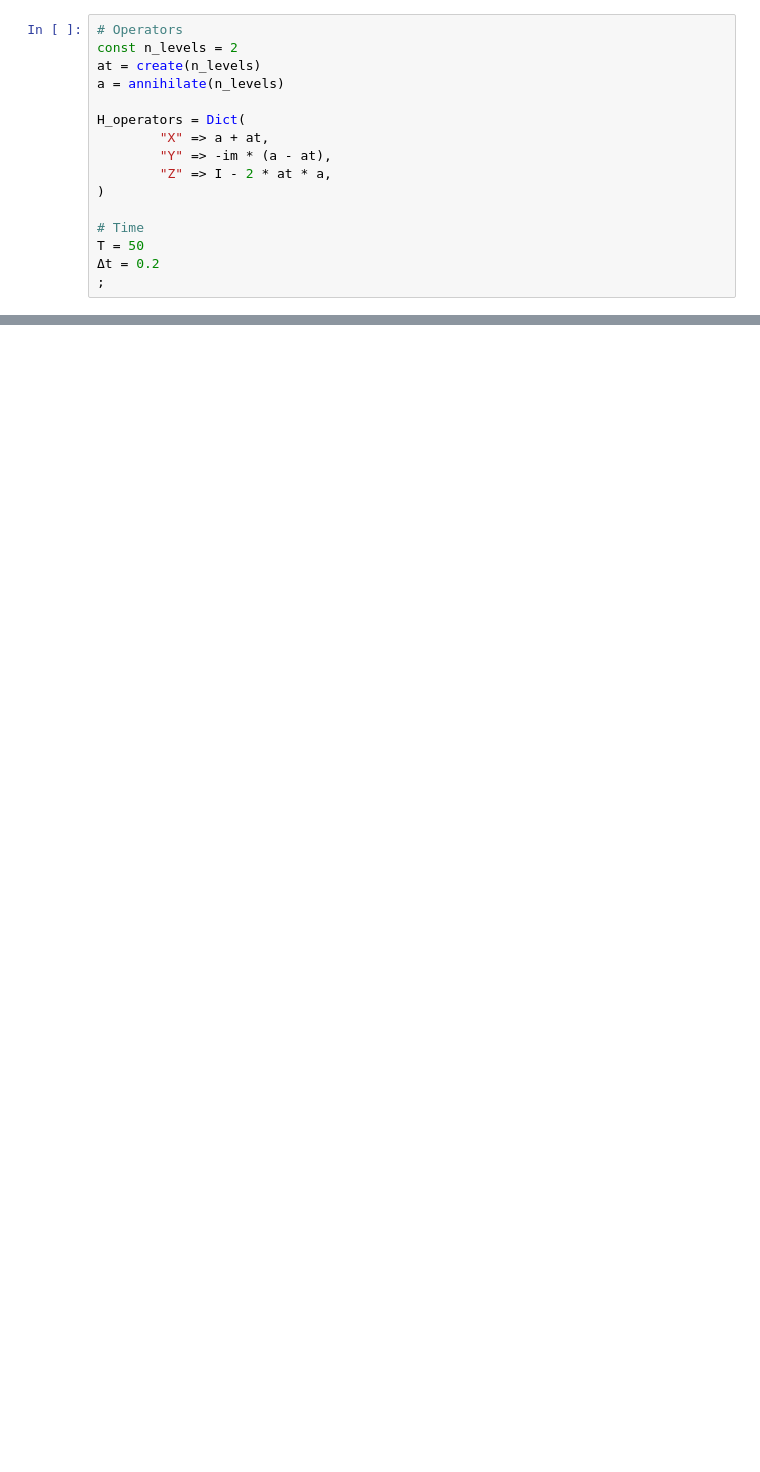
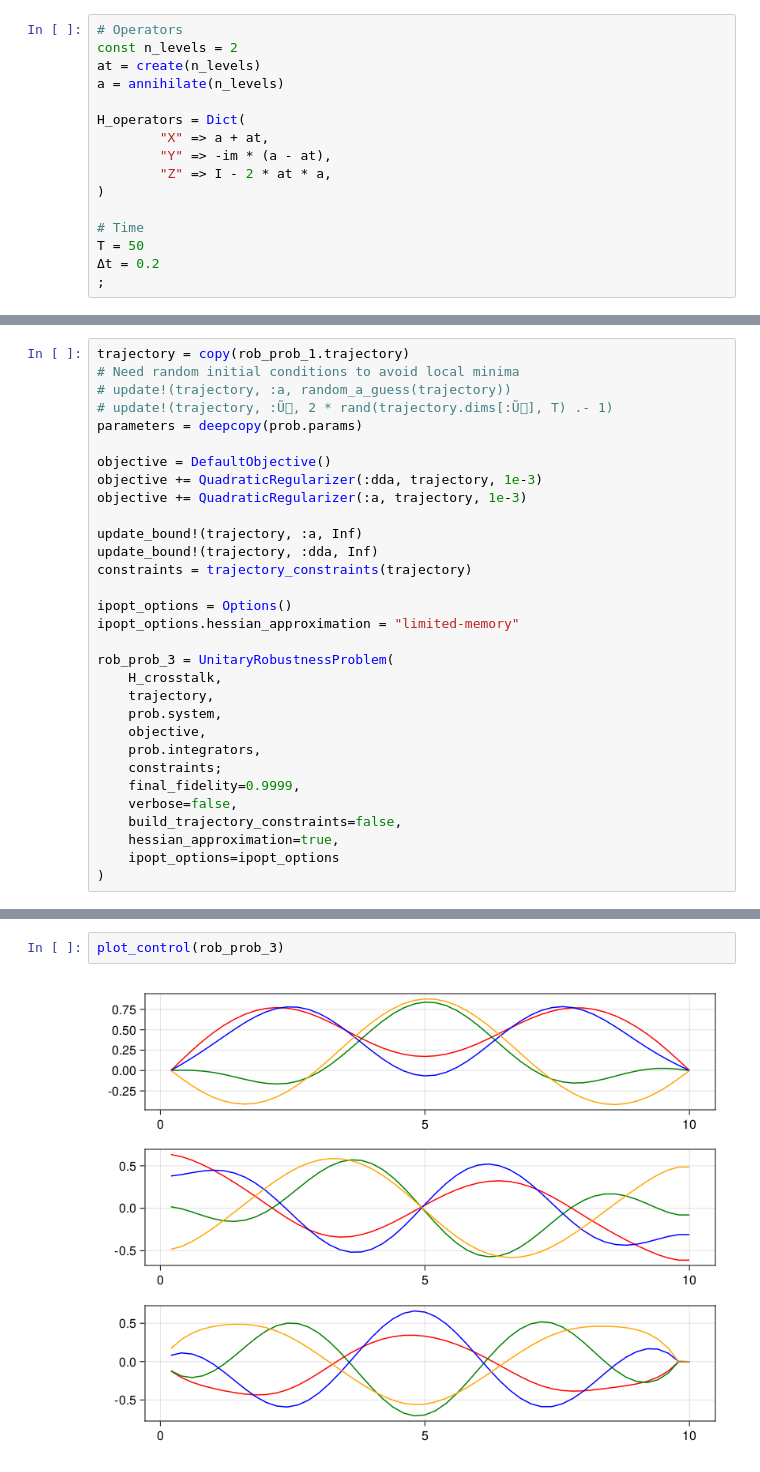
Before and after one commit to andgoldschmidt/pulse-simulator, a Jupyter notebook: pico-pulses/03_single_qubit_block_fixed_duration.ipynb, the cells around one changed output, grey strips where cells are left out. Saved outputs shown, nothing was run; the diff lists cells and outputs as text; blank space fills up the shorter version.

Commit message:
Save robust gateset pulses

```diff
--- a/pico-pulses/03_single_qubit_block_fixed_duration.ipynb
+++ b/pico-pulses/03_single_qubit_block_fixed_duration.ipynb
@@ -195,0 +330,31 @@ plot_control(rob_prob_2)
+# %%
+trajectory = copy(rob_prob_1.trajectory)
+# Need random initial conditions to avoid local minima
+# update!(trajectory, :a, random_a_guess(trajectory))
+# update!(trajectory, :Ũ⃗, 2 * rand(trajectory.dims[:Ũ⃗], T) .- 1)
+parameters = deepcopy(prob.params)
+
+objective = DefaultObjective()
+objective += QuadraticRegularizer(:dda, trajectory, 1e-3)
+objective += QuadraticRegularizer(:a, trajectory, 1e-3)
+
+update_bound!(trajectory, :a, Inf)
+update_bound!(trajectory, :dda, Inf)
+constraints = trajectory_constraints(trajectory)
+
+ipopt_options = Options()
+ipopt_options.hessian_approximation = "limited-memory"
+
+rob_prob_3 = UnitaryRobustnessProblem(
+    H_crosstalk,
+    trajectory,
+    prob.system,
+    objective,
+    prob.integrators,
+    constraints;
+    final_fidelity=0.9999,
+    verbose=false,
+    build_trajectory_constraints=false,
+    hessian_approximation=true,
+    ipopt_options=ipopt_options
+)
@@ -195,0 +398,4 @@ plot_control(rob_prob_2)
+# %%
+plot_control(rob_prob_3)
+# %% [output]
+[figure, added]
```
Also changed, not shown: parts of 52 cells of this notebook, 4 other files.
